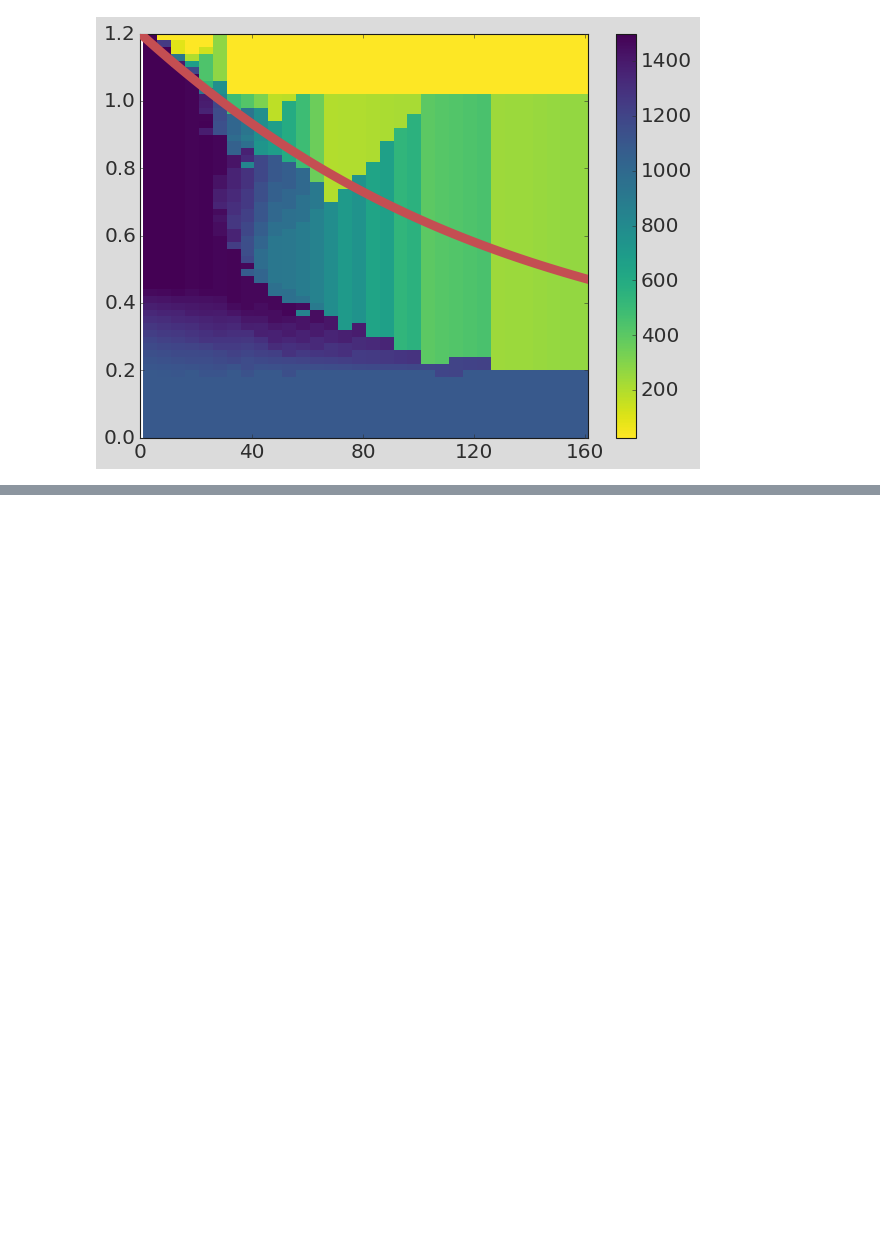
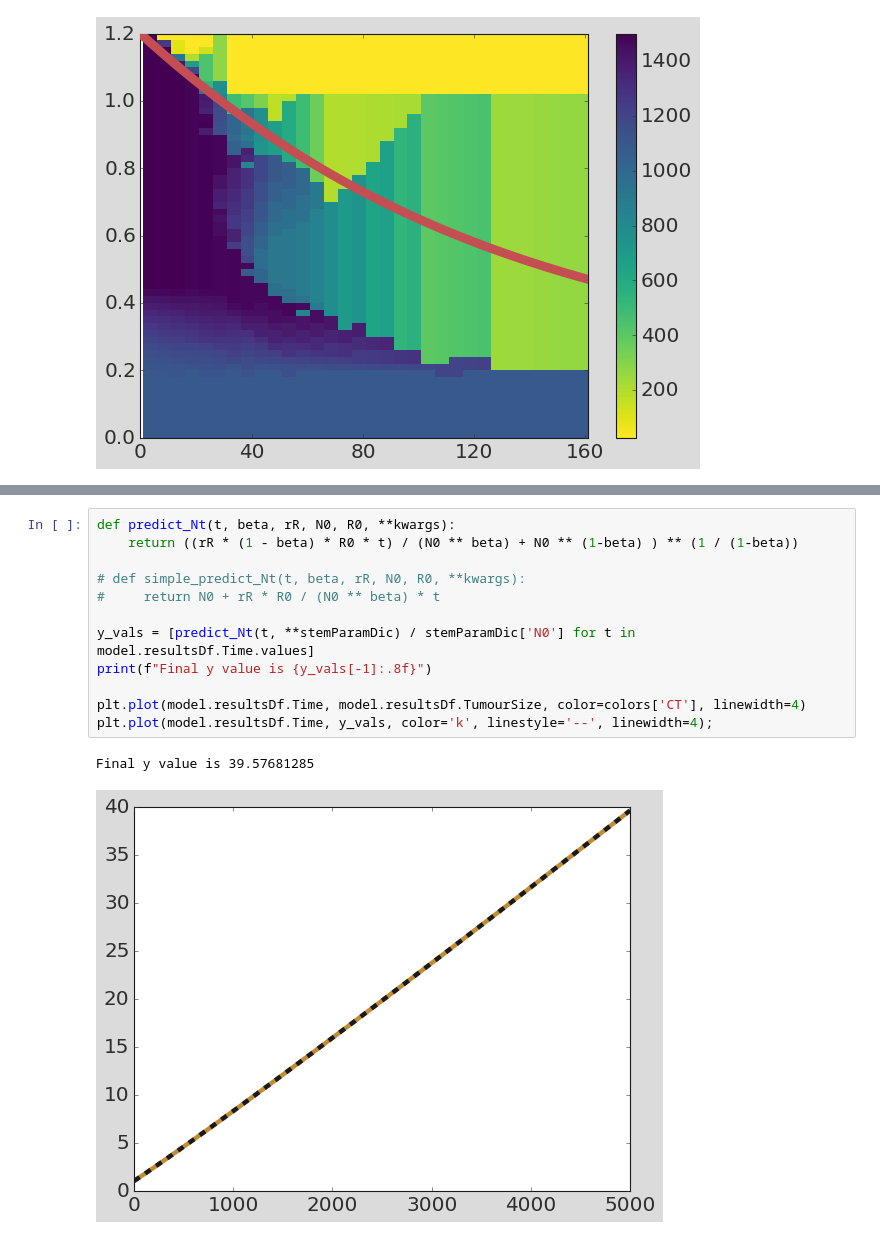
Before and after one commit to KCGallagher/AT_Model_Comparison, a Jupyter notebook: stem_cell_model/critical_threshold.ipynb, the cells around one changed output, grey strips where cells are left out. Cells and saved outputs as stored; diff of their text form; blank space fills up the shorter version.

```diff
--- a/stem_cell_model/critical_threshold.ipynb
+++ b/stem_cell_model/critical_threshold.ipynb
@@ -288,0 +313,15 @@ plt.savefig("../figures/stem_cell_model_threshold"); plt.show()
+# %%
+def predict_Nt(t, beta, rR, N0, R0, **kwargs):
+    return ((rR * (1 - beta) * R0 * t) / (N0 ** beta) + N0 ** (1-beta) ) ** (1 / (1-beta))
+
+# def simple_predict_Nt(t, beta, rR, N0, R0, **kwargs):
+#     return N0 + rR * R0 / (N0 ** beta) * t
+
+y_vals = [predict_Nt(t, **stemParamDic) / stemParamDic['N0'] for t in model.resultsDf.Time.values]
+print(f"Final y value is {y_vals[-1]:.8f}")
+
+plt.plot(model.resultsDf.Time, model.resultsDf.TumourSize, color=colors['CT'], linewidth=4)
+plt.plot(model.resultsDf.Time, y_vals, color='k', linestyle='--', linewidth=4);
+# %% [output]
+Final y value is 39.57681285
+[figure, added]
```
Also changed, not shown: parts of 14 cells of this notebook, 2 other files.
